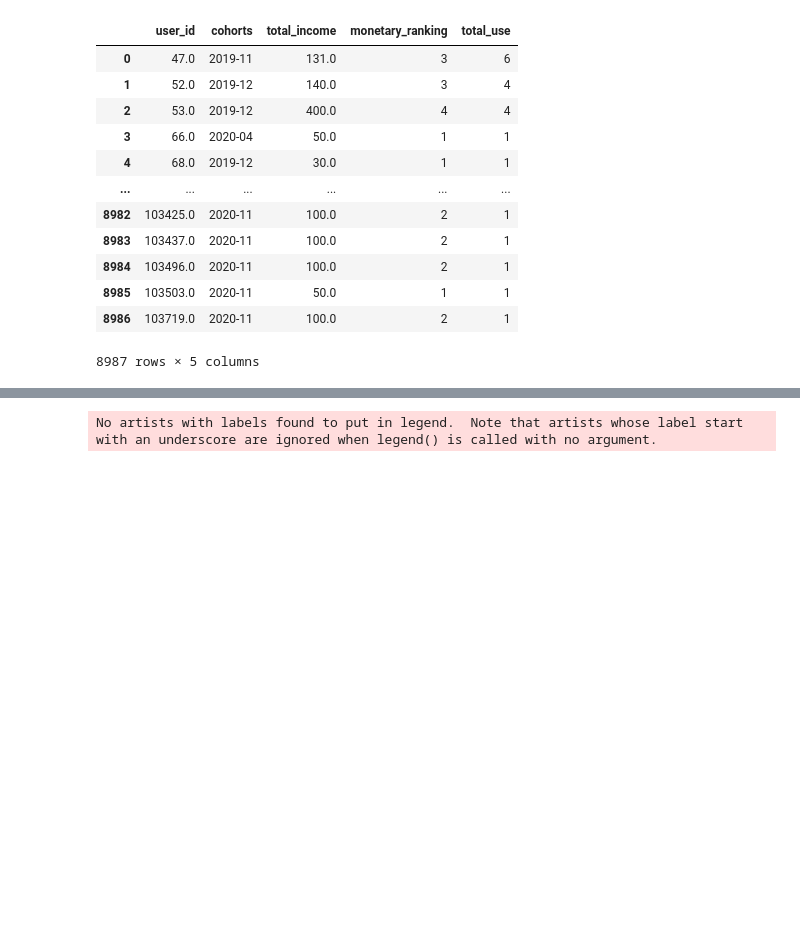
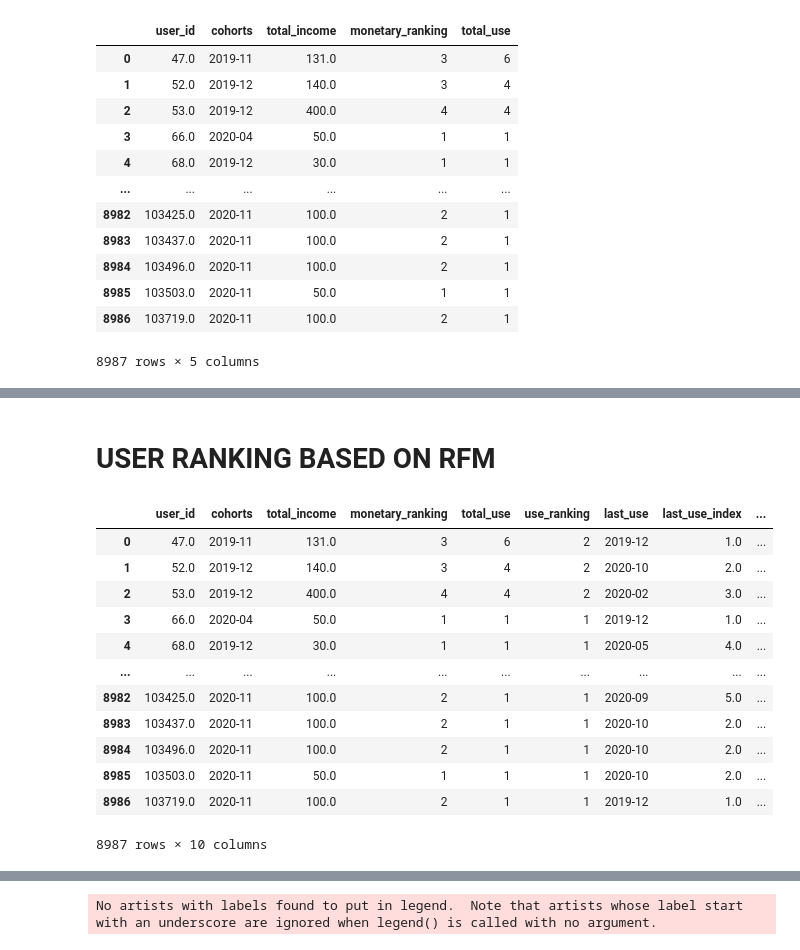
Before and after one commit to ivanseldas/microcredit-churn-classifier, a Jupyter notebook: Main_Latest.ipynb, the cells around one changed output, grey strips where cells are left out. Cells and saved outputs as stored; diff of their text form; code cells hidden in the pictures; blank space fills up the shorter version.

```diff
--- a/Main_Latest.ipynb
+++ b/Main_Latest.ipynb
@@ -389,0 +471,28 @@ income_user
+# %% [markdown]
+# USER RANKING BASED ON RFM
+# %%
+# Creating a user ranking column as a sum of the 3 indicators (recency, frequency, and monetary)
+
+# Converting categorical ranking to numerical
+user_rank['monetary_ranking'] = pd.to_numeric(user_rank['monetary_ranking'])
+user_rank['use_ranking'] = pd.to_numeric(user_rank['use_ranking'])
+user_rank['recency_ranking'] = pd.to_numeric(user_rank['recency_ranking'])
+user_rank['recency_ranking'].dropna()
+
+# Adding the value to the 3 indicators to a final column
+user_rank['user_ranking'] = user_rank['monetary_ranking'] + user_rank['use_ranking'] + user_rank['recency_ranking']
+user_rank
+# %% [output]
+|  | user_id | cohorts | total_income | monetary_ranking | total_use | use_ranking | last_use | last_use_index | ... |
+| 0 | 47.0 | 2019-11 | 131.0 | 3 | 6 | 2 | 2019-12 | 1.0 | ... |
+| 1 | 52.0 | 2019-12 | 140.0 | 3 | 4 | 2 | 2020-10 | 2.0 | ... |
+| 2 | 53.0 | 2019-12 | 400.0 | 4 | 4 | 2 | 2020-02 | 3.0 | ... |
+| 3 | 66.0 | 2020-04 | 50.0 | 1 | 1 | 1 | 2019-12 | 1.0 | ... |
+| 4 | 68.0 | 2019-12 | 30.0 | 1 | 1 | 1 | 2020-05 | 4.0 | ... |
+| ... | ... | ... | ... | ... | ... | ... | ... | ... | ... |
+| 8982 | 103425.0 | 2020-11 | 100.0 | 2 | 1 | 1 | 2020-09 | 5.0 | ... |
+| 8983 | 103437.0 | 2020-11 | 100.0 | 2 | 1 | 1 | 2020-10 | 2.0 | ... |
+| 8984 | 103496.0 | 2020-11 | 100.0 | 2 | 1 | 1 | 2020-10 | 2.0 | ... |
+| 8985 | 103503.0 | 2020-11 | 50.0 | 1 | 1 | 1 | 2020-10 | 2.0 | ... |
+| 8986 | 103719.0 | 2020-11 | 100.0 | 2 | 1 | 1 | 2019-12 | 1.0 | ... |
+8987 rows × 10 columns
```
Also changed, not shown: parts of 14 cells of this notebook.
